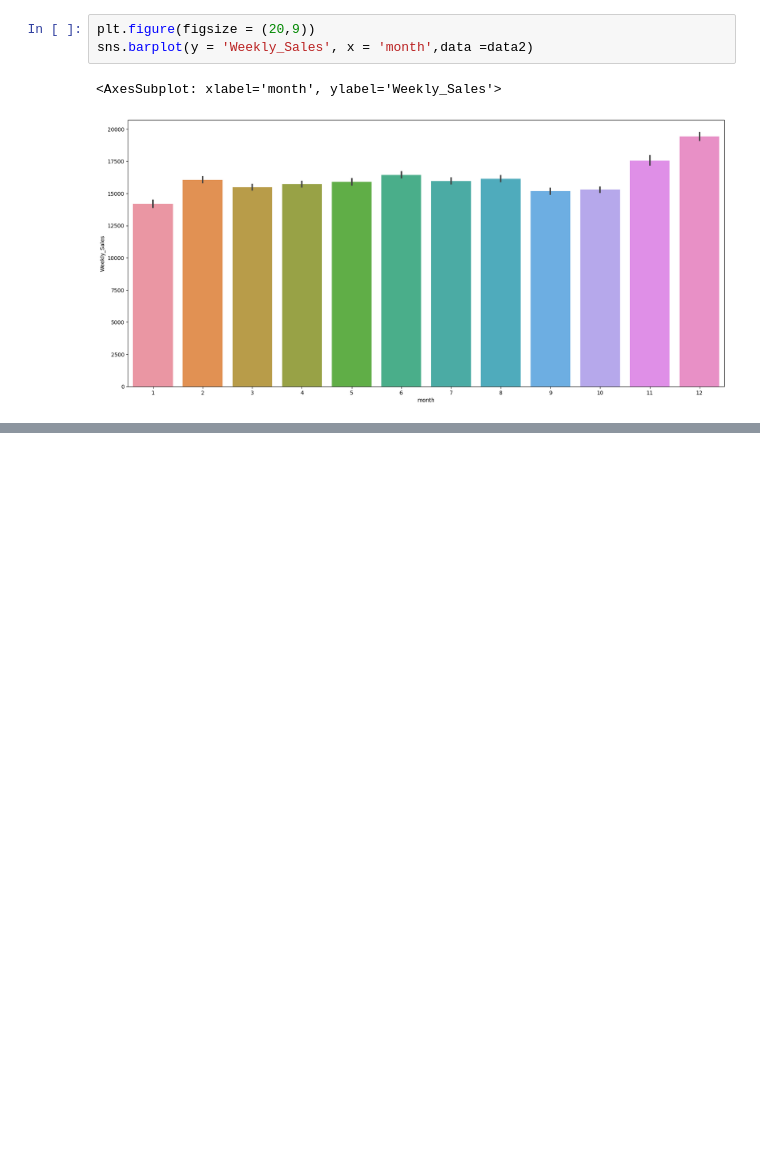
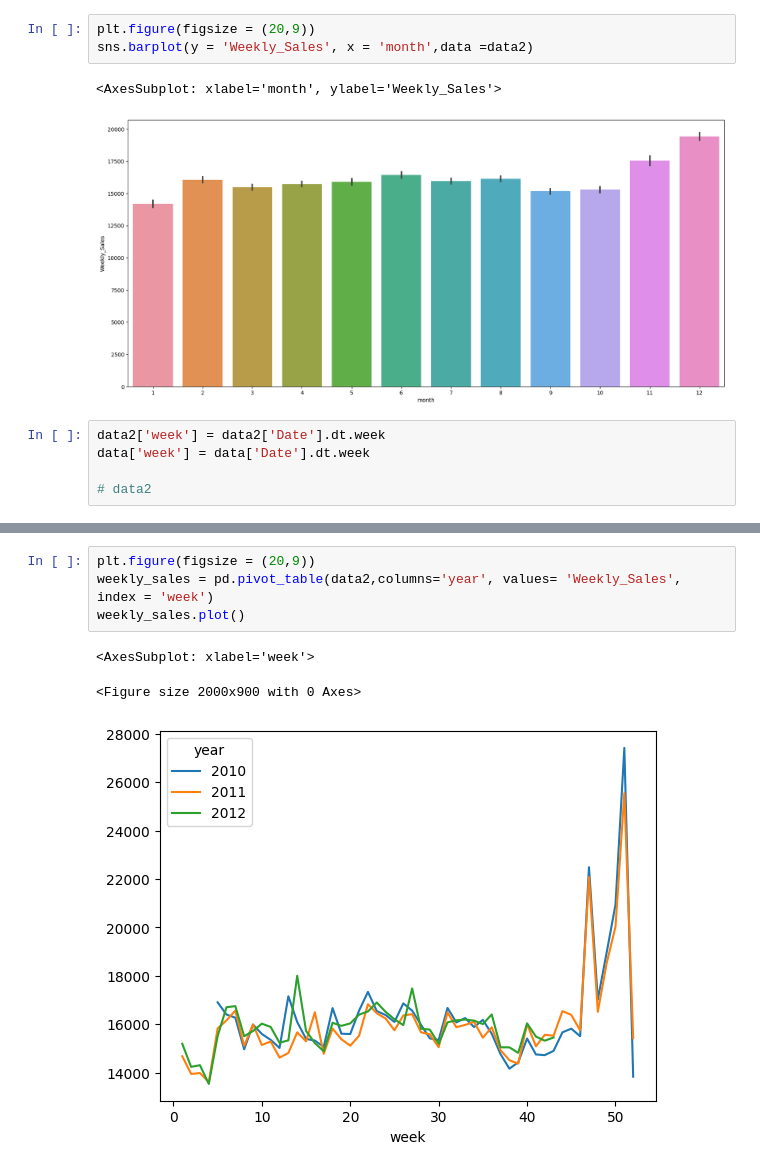
Before and after one commit to parn-jain/Data_Analytsis_Projects, a Jupyter notebook: ML Projects/Walmart/Walmart Sales Predction.ipynb, the cells around one changed output, grey strips where cells are left out. Drawn from its saved outputs; the diff is of its cells as text; blank space fills up the shorter version.

```diff
--- a/ML Projects/Walmart/Walmart Sales Predction.ipynb
+++ b/ML Projects/Walmart/Walmart Sales Predction.ipynb
@@ -511,3 +517,8 @@ sns.barplot(y = 'Weekly_Sales', x = 'month',data =data2)
 # %% [output]
 <AxesSubplot: xlabel='month', ylabel='Weekly_Sales'>
 [figure]
+# %%
+data2['week'] = data2['Date'].dt.week
+data['week'] = data['Date'].dt.week
+
+# data2
@@ -513,0 +562,8 @@ sns.barplot(y = 'Weekly_Sales', x = 'month',data =data2)
+# %%
+plt.figure(figsize = (20,9))
+weekly_sales = pd.pivot_table(data2,columns='year', values= 'Weekly_Sales', index = 'week')
+weekly_sales.plot()
+# %% [output]
+<AxesSubplot: xlabel='week'>
+<Figure size 2000x900 with 0 Axes>
+[figure, added]
```
Also changed, not shown: parts of 18 cells of this notebook, 1 other file.
